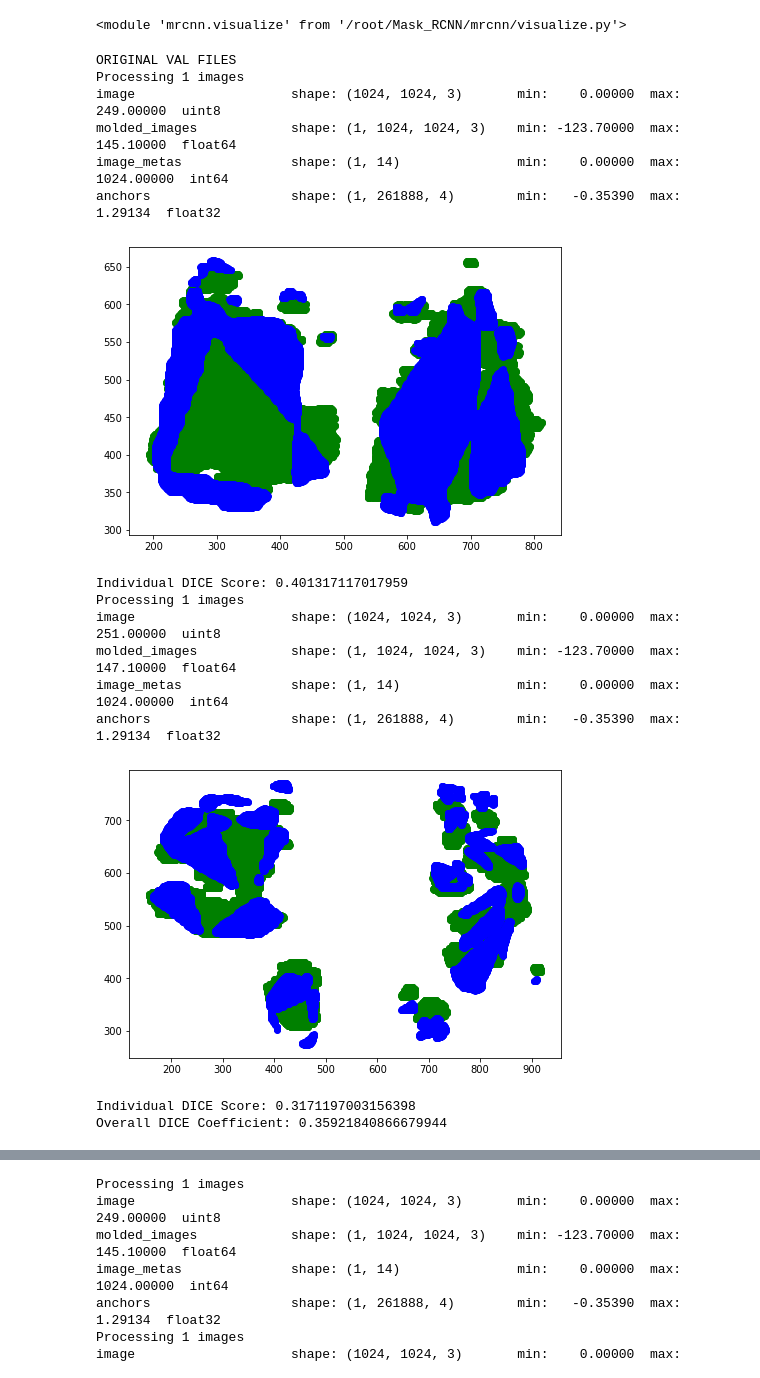
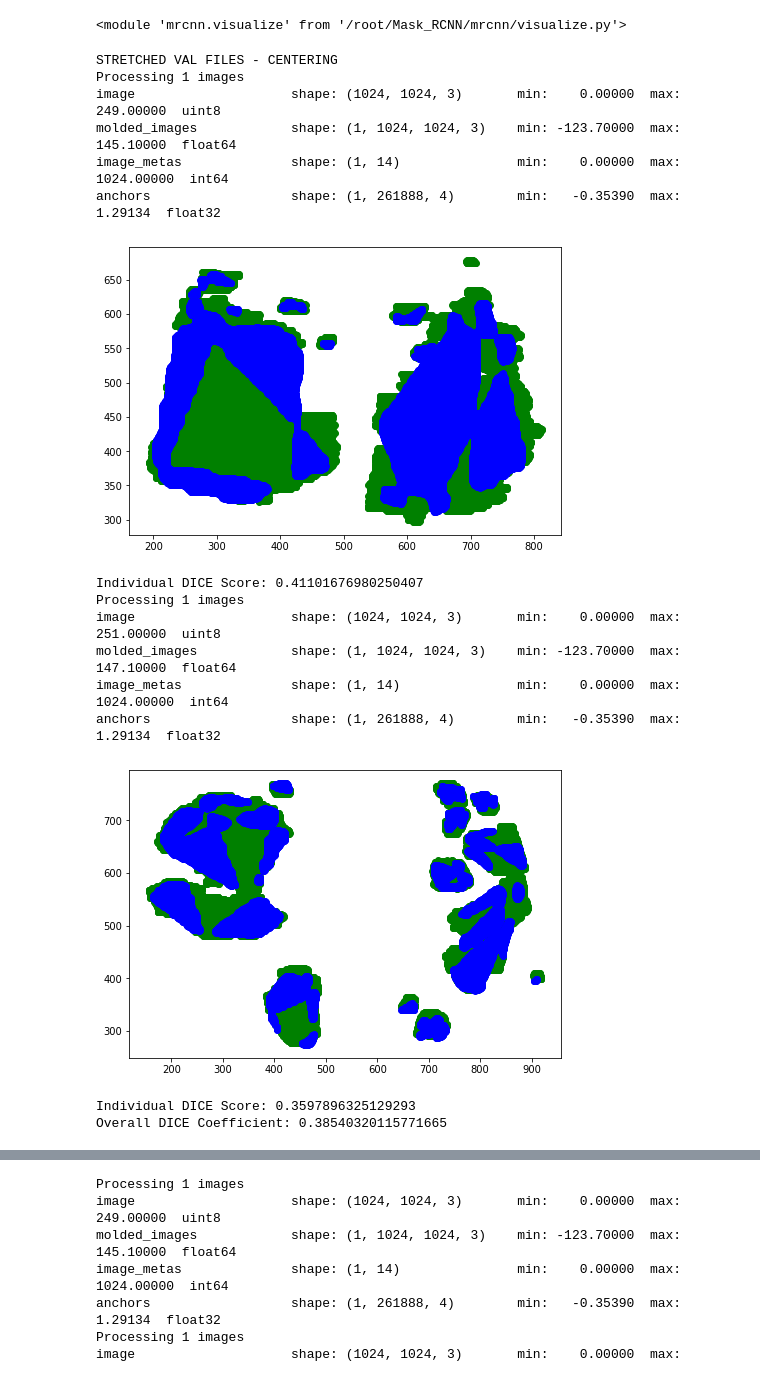
Before and after one commit to rvignav/CT2Xray, a Jupyter notebook: Segment.ipynb, the cells around one changed output, grey strips where cells are left out. Cells and saved outputs as stored; diff of their text form; code cells hidden in the pictures.

```diff
--- a/Segment.ipynb
+++ b/Segment.ipynb
@@ -194,7 +194,6 @@ Loading weights  /logs/lesion20200816T1727/mask_rcnn_lesion_0100.h5
 Re-starting from epoch 100
 <module 'mrcnn.visualize' from '/root/Mask_RCNN/mrcnn/visualize.py'>
 # %%
-print("ORIGINAL VAL FILES")
 from PIL import Image
 
 def flatten(seq):
@@ -207,10 +206,10 @@ def flatten(seq):
 dices = []
 
 for i in range(2):
-  AMOUNT = 212
+  AMOUNT = 212 - 45
   image_id = dataset.image_ids[i]
   all_points = []
-  f = open('/content/drive/My Drive/data/oldval' + str(i) + '.txt', 'r')
+  f = open('/content/drive/My Drive/data/valstretch' + str(i) + '.txt', 'r')
   l = f.read().replace("[", "").replace("]", "").split("), ")
 
   minArr = 100000000
@@ -282,41 +281,41 @@ for i in range(2):
 
   for tup in all_points:
     xp.append(tup[0])
     yp.append(tup[1])
 
   ax2.scatter(xp, yp, color=str('g'))
 
   for i in range(len(xArr)):
     xs = xArr[i]
     ys = yArr[i]
     ax2.scatter(xs, ys, color=str('b'))
 
   plt.show()
 
   over = 0
   for tup in all_masks:
     if tup in all_points:
       over += 1
   tot = len(all_points) + len(all_masks) - over
   dices.append(float(over)/tot)
   print("Individual DICE Score: " + str(float(over)/tot))
 
 dice_coeff = sum(dices) / len(dices)
 print("Overall DICE Coefficient: " + str(dice_coeff))
 # %% [output]
-ORIGINAL VAL FILES
+STRETCHED VAL FILES - CENTERING
 Processing 1 images
 image                    shape: (1024, 1024, 3)       min:    0.00000  max:  249.00000  uint8
 molded_images            shape: (1, 1024, 1024, 3)    min: -123.70000  max:  145.10000  float64
 image_metas              shape: (1, 14)               min:    0.00000  max: 1024.00000  int64
 anchors                  shape: (1, 261888, 4)        min:   -0.35390  max:    1.29134  float32
-[figure, old version]
+[figure, new version]
-Individual DICE Score: 0.401317117017959
+Individual DICE Score: 0.41101676980250407
 Processing 1 images
 image                    shape: (1024, 1024, 3)       min:    0.00000  max:  251.00000  uint8
 molded_images            shape: (1, 1024, 1024, 3)    min: -123.70000  max:  147.10000  float64
 image_metas              shape: (1, 14)               min:    0.00000  max: 1024.00000  int64
 anchors                  shape: (1, 261888, 4)        min:   -0.35390  max:    1.29134  float32
-[figure, old version]
+[figure, new version]
-Individual DICE Score: 0.3171197003156398
-Overall DICE Coefficient: 0.35921840866679944
+Individual DICE Score: 0.3597896325129293
+Overall DICE Coefficient: 0.38540320115771665
```
Also changed, not shown: parts of 2 cells of this notebook.
